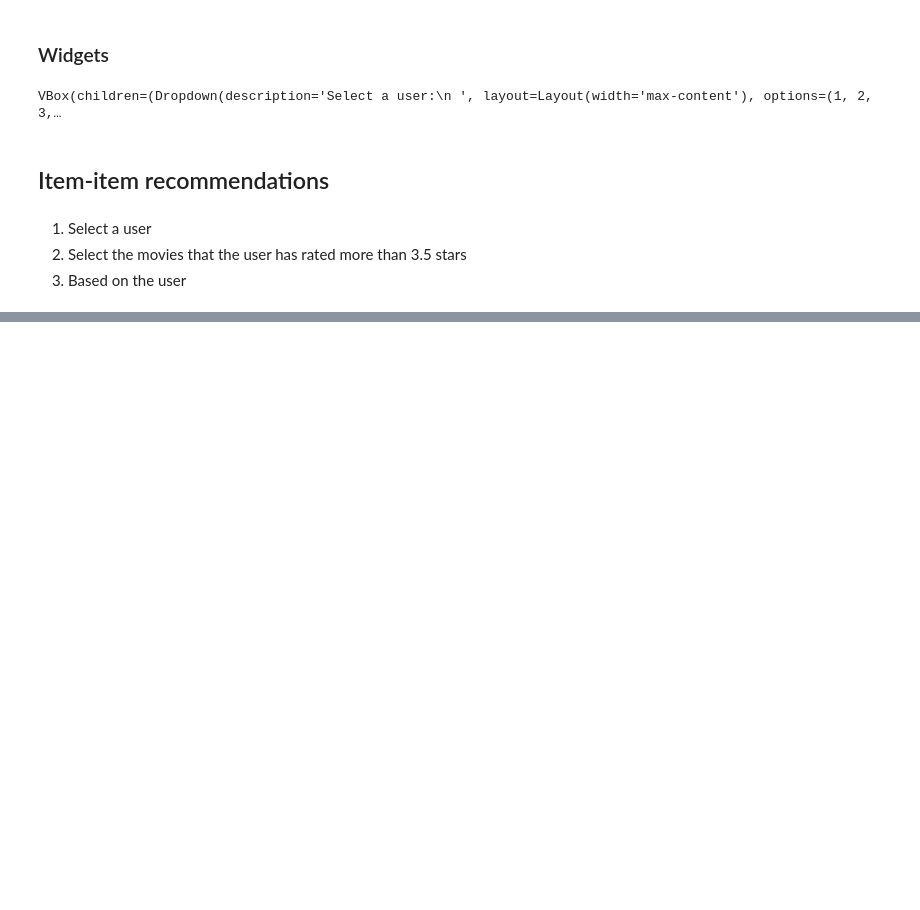
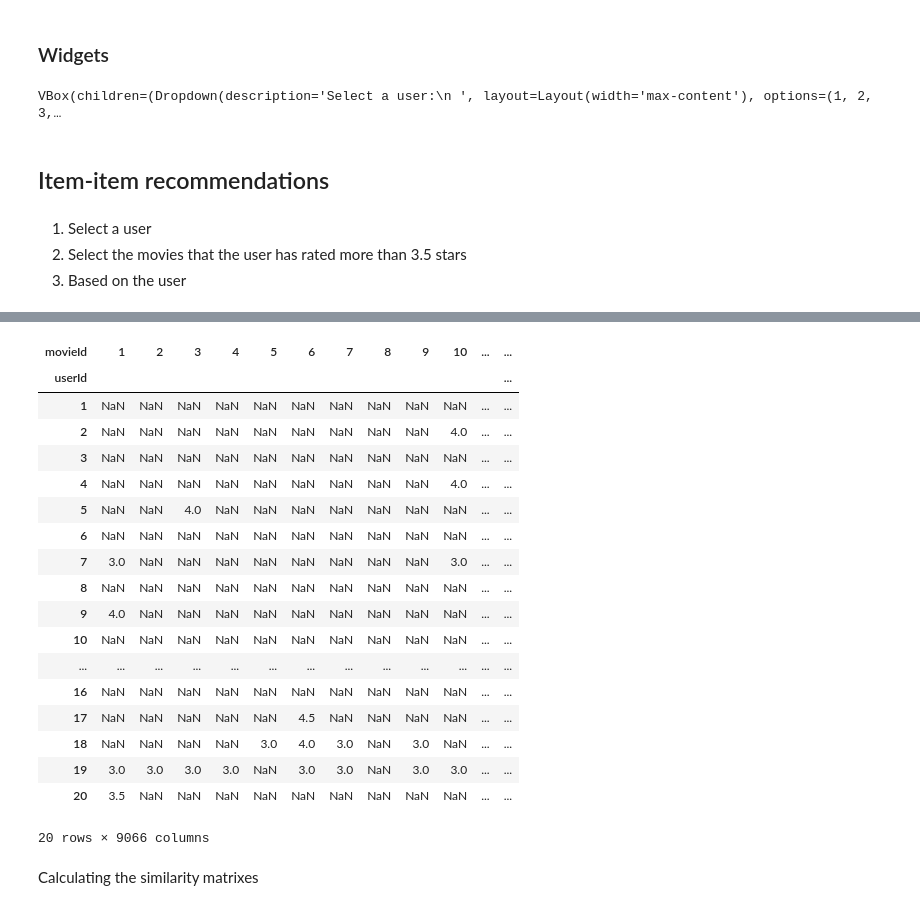
Before and after one commit to alexbejann/frisian-runes-recognition, a Jupyter notebook: MLBD-Assignment1-jupyter/Collaborative Filtering.ipynb, the cells around one changed output, grey strips where cells are left out. Saved outputs shown, nothing was run; the diff lists cells and outputs as text; code cells hidden in the pictures; blank space fills up the shorter version.

Commit message:
Implemented item-item recommendations, wip

```diff
--- a/MLBD-Assignment1-jupyter/Collaborative Filtering.ipynb
+++ b/MLBD-Assignment1-jupyter/Collaborative Filtering.ipynb
@@ -435,0 +451,31 @@ VBox(children=(Dropdown(description='Select a user:\n ', layout=Layout(width='ma
+# %%
+# Create item_user matrix
+# The difference between the user_item matrix is that the movie id will be the index and the columns would be the user id
+# Which means that when we calculated the similarity matrix we would calculate the mean and using the ratings from the users
+# Per slides: Both(pearson and adjusted cosine similarity) are applicable for user-user and item-item recommendations
+# Simply switch around users and items in the formulas!
+item_user_matrix = ratings.pivot_table(index='userId', columns='movieId', values='rating')
+
+item_user_matrix.head(20)
+# %% [output]
+| movieId | 1 | 2 | 3 | 4 | 5 | 6 | 7 | 8 | 9 | 10 | ... | ... |
+| userId |  |  |  |  |  |  |  |  |  |  |  | ... |
+| 1 | NaN | NaN | NaN | NaN | NaN | NaN | NaN | NaN | NaN | NaN | ... | ... |
+| 2 | NaN | NaN | NaN | NaN | NaN | NaN | NaN | NaN | NaN | 4.0 | ... | ... |
+| 3 | NaN | NaN | NaN | NaN | NaN | NaN | NaN | NaN | NaN | NaN | ... | ... |
+| 4 | NaN | NaN | NaN | NaN | NaN | NaN | NaN | NaN | NaN | 4.0 | ... | ... |
+| 5 | NaN | NaN | 4.0 | NaN | NaN | NaN | NaN | NaN | NaN | NaN | ... | ... |
+| 6 | NaN | NaN | NaN | NaN | NaN | NaN | NaN | NaN | NaN | NaN | ... | ... |
+| 7 | 3.0 | NaN | NaN | NaN | NaN | NaN | NaN | NaN | NaN | 3.0 | ... | ... |
+| 8 | NaN | NaN | NaN | NaN | NaN | NaN | NaN | NaN | NaN | NaN | ... | ... |
+| 9 | 4.0 | NaN | NaN | NaN | NaN | NaN | NaN | NaN | NaN | NaN | ... | ... |
+| 10 | NaN | NaN | NaN | NaN | NaN | NaN | NaN | NaN | NaN | NaN | ... | ... |
+| ... | ... | ... | ... | ... | ... | ... | ... | ... | ... | ... | ... | ... |
+| 16 | NaN | NaN | NaN | NaN | NaN | NaN | NaN | NaN | NaN | NaN | ... | ... |
+| 17 | NaN | NaN | NaN | NaN | NaN | 4.5 | NaN | NaN | NaN | NaN | ... | ... |
+| 18 | NaN | NaN | NaN | NaN | 3.0 | 4.0 | 3.0 | NaN | 3.0 | NaN | ... | ... |
+| 19 | 3.0 | 3.0 | 3.0 | 3.0 | NaN | 3.0 | 3.0 | NaN | 3.0 | 3.0 | ... | ... |
+| 20 | 3.5 | NaN | NaN | NaN | NaN | NaN | NaN | NaN | NaN | NaN | ... | ... |
+20 rows × 9066 columns
+# %% [markdown]
+Calculating the similarity matrixes
```
Also changed, not shown: parts of 4 cells of this notebook, 1 other file.
